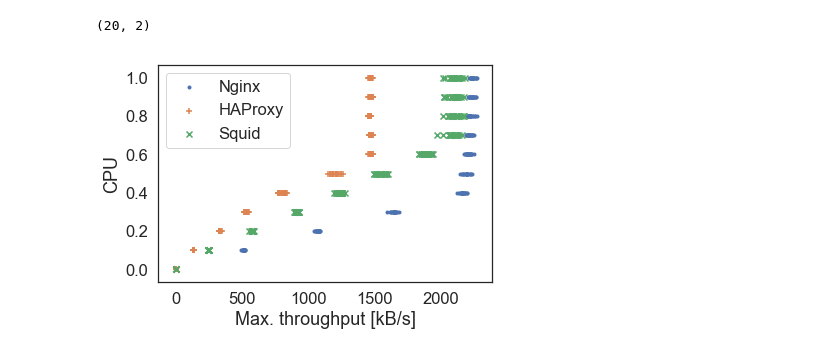
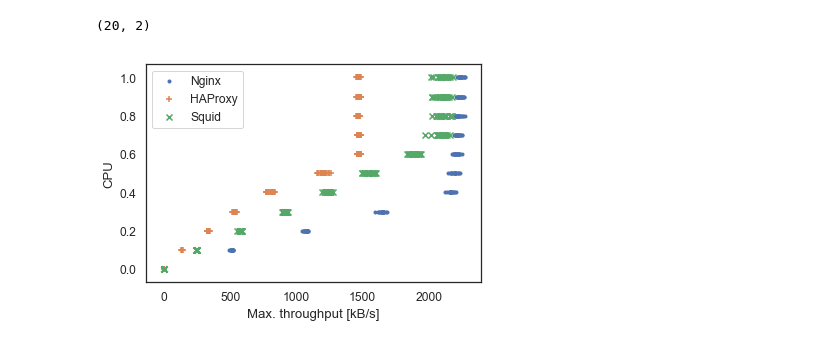
Before and after one commit to CN-UPB/ml-for-resource-allocation, a Jupyter notebook: vnf_web.ipynb, the cells around one changed output. Cells and saved outputs as stored; diff of their text form; code cells hidden in the pictures.

```diff
--- a/vnf_web.ipynb
+++ b/vnf_web.ipynb
@@ -21,7 +21,7 @@ from sklearn.model_selection import train_test_split
 from sklearn.preprocessing import MinMaxScaler
 from sklearn.metrics import mean_squared_error
 
-sns.set(font_scale=3, style='white')
+sns.set(font_scale=1.1, style='white')
 # %%
 class FixedModel(BaseEstimator):
     """
@@ -139,23 +139,23 @@ squid = web3_small
 # %%
 # proper plotting of VNF data for paper
 # only use data with small flows
 def plot_vnf_data():
-    sns.set(font_scale=1.5, style='white')
+    sns.set(font_scale=1.1, style='white')
     fig, ax = plt.subplots()
     plt.scatter(nginx['Max. throughput [kB/s]'], nginx['CPU'], label='Nginx', marker='.')
     plt.scatter(haproxy['Max. throughput [kB/s]'], haproxy['CPU'], label='HAProxy', marker='+')
     plt.scatter(squid['Max. throughput [kB/s]'], squid['CPU'], label='Squid', marker='x')
 
     # labels
     ax.set_xlabel('Max. throughput [kB/s]')
     ax.set_ylabel('CPU')
     plt.legend()
 
     fig.savefig(f'plots/web_vnf_data.pdf', bbox_inches='tight')
 
 plot_vnf_data()
 # %% [output]
-[figure, old version]
+[figure, new version]
 # %%
 def cross_validation_rmse(model, X, y, vnf_name, k=5, save_model=False):
     """Do k-fold CV and return the avg RMSE on the validation set. Train and save the model."""
```
Also changed, not shown: parts of 6 cells of this notebook, 28 other files.
